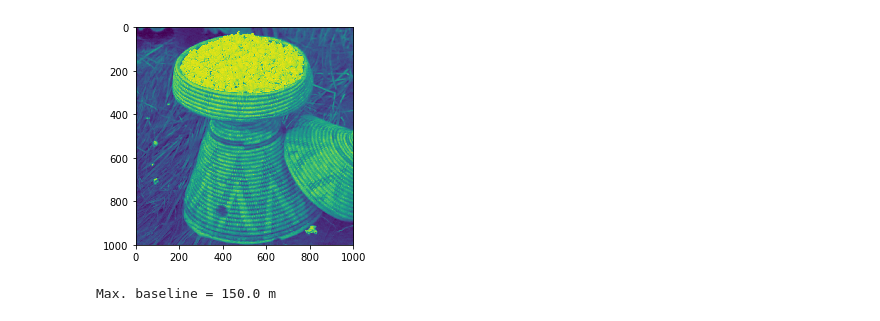
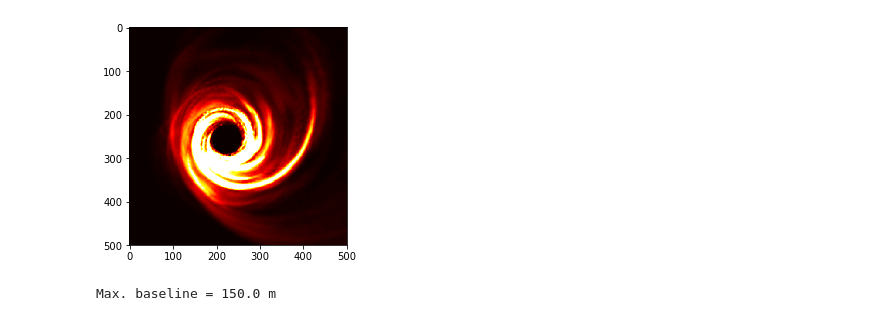
Before and after one commit to saint-germain/interferometry, a Jupyter notebook: IntSim_sandbox.ipynb, the cells around one changed output. Cells and saved outputs as stored; diff of their text form; code cells hidden in the pictures.

```diff
--- a/InterferometrySimulator.ipynb
+++ b/IntSim_sandbox.ipynb
@@ -3,12 +3,12 @@ import matplotlib.pyplot as plt
 import numpy as np
 %matplotlib inline
 # %%
-filenamein="palomas.png"
+filenamein="m87ims.png"
 in_img=plt.imread(filenamein)[:,:,0]
 width=in_img.shape[0]
-plt.imshow(in_img);
+plt.imshow(in_img,cmap='hot');
 # %% [output]
-[figure, old version]
+[figure, new version]
 # %%
 AA=np.loadtxt("almapos.txt")
 # %%
```
Also changed, not shown: 4 other files.
